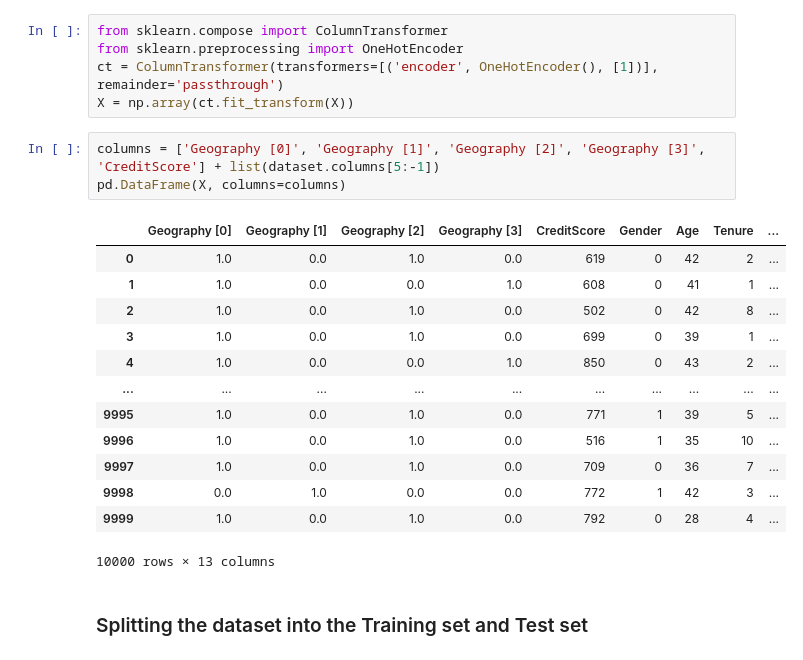
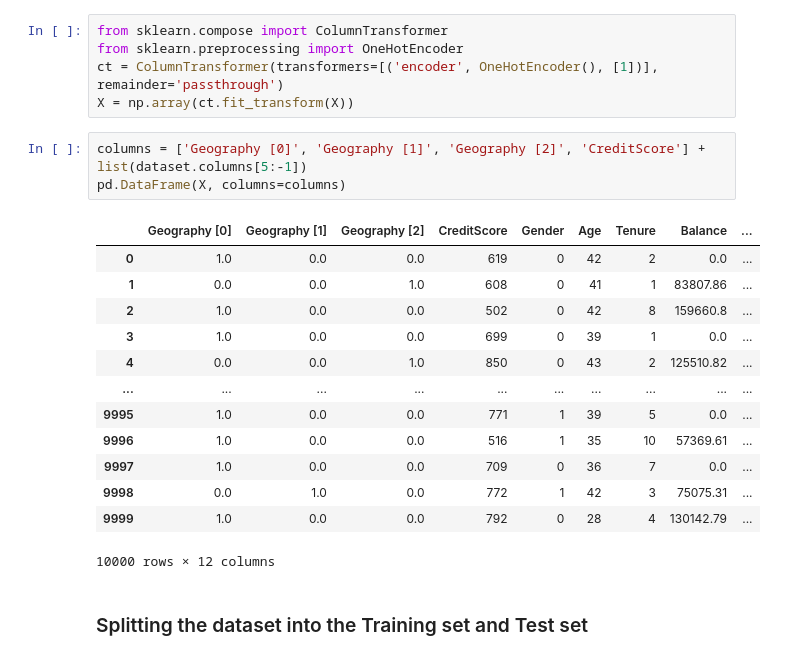
Before and after one commit to prasadkothavale/hello-neural-networks, a Jupyter notebook: 019.churn_modelling.ipynb, the cells around one changed output. Drawn from its saved outputs; the diff is of its cells as text.

```diff
--- a/019.churn_modelling.ipynb
+++ b/019.churn_modelling.ipynb
@@ -83,22 +85,22 @@ from sklearn.preprocessing import OneHotEncoder
 ct = ColumnTransformer(transformers=[('encoder', OneHotEncoder(), [1])], remainder='passthrough')
 X = np.array(ct.fit_transform(X))
 # %%
-columns = ['Geography [0]', 'Geography [1]', 'Geography [2]', 'Geography [3]', 'CreditScore'] + list(dataset.columns[5:-1])
+columns = ['Geography [0]', 'Geography [1]', 'Geography [2]', 'CreditScore'] + list(dataset.columns[5:-1])
 pd.DataFrame(X, columns=columns)
 # %% [output]
-|  | Geography [0] | Geography [1] | Geography [2] | Geography [3] | CreditScore | Gender | Age | Tenure | ... |
-| 0 | 1.0 | 0.0 | 1.0 | 0.0 | 619 | 0 | 42 | 2 | ... |
-| 1 | 1.0 | 0.0 | 0.0 | 1.0 | 608 | 0 | 41 | 1 | ... |
-| 2 | 1.0 | 0.0 | 1.0 | 0.0 | 502 | 0 | 42 | 8 | ... |
-| 3 | 1.0 | 0.0 | 1.0 | 0.0 | 699 | 0 | 39 | 1 | ... |
-| 4 | 1.0 | 0.0 | 0.0 | 1.0 | 850 | 0 | 43 | 2 | ... |
+|  | Geography [0] | Geography [1] | Geography [2] | CreditScore | Gender | Age | Tenure | Balance | ... |
+| 0 | 1.0 | 0.0 | 0.0 | 619 | 0 | 42 | 2 | 0.0 | ... |
+| 1 | 0.0 | 0.0 | 1.0 | 608 | 0 | 41 | 1 | 83807.86 | ... |
+| 2 | 1.0 | 0.0 | 0.0 | 502 | 0 | 42 | 8 | 159660.8 | ... |
+| 3 | 1.0 | 0.0 | 0.0 | 699 | 0 | 39 | 1 | 0.0 | ... |
+| 4 | 0.0 | 0.0 | 1.0 | 850 | 0 | 43 | 2 | 125510.82 | ... |
 | ... | ... | ... | ... | ... | ... | ... | ... | ... | ... |
-| 9995 | 1.0 | 0.0 | 1.0 | 0.0 | 771 | 1 | 39 | 5 | ... |
-| 9996 | 1.0 | 0.0 | 1.0 | 0.0 | 516 | 1 | 35 | 10 | ... |
-| 9997 | 1.0 | 0.0 | 1.0 | 0.0 | 709 | 0 | 36 | 7 | ... |
-| 9998 | 0.0 | 1.0 | 0.0 | 0.0 | 772 | 1 | 42 | 3 | ... |
-| 9999 | 1.0 | 0.0 | 1.0 | 0.0 | 792 | 0 | 28 | 4 | ... |
+| 9995 | 1.0 | 0.0 | 0.0 | 771 | 1 | 39 | 5 | 0.0 | ... |
+| 9996 | 1.0 | 0.0 | 0.0 | 516 | 1 | 35 | 10 | 57369.61 | ... |
+| 9997 | 1.0 | 0.0 | 0.0 | 709 | 0 | 36 | 7 | 0.0 | ... |
+| 9998 | 0.0 | 1.0 | 0.0 | 772 | 1 | 42 | 3 | 75075.31 | ... |
+| 9999 | 1.0 | 0.0 | 0.0 | 792 | 0 | 28 | 4 | 130142.79 | ... |
-10000 rows × 13 columns
+10000 rows × 12 columns
 # %% [markdown]
 ### Splitting the dataset into the Training set and Test set
 # %%
```
Also changed, not shown: parts of 13 cells of this notebook.
